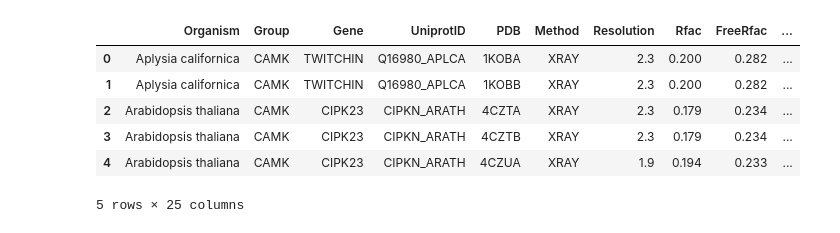
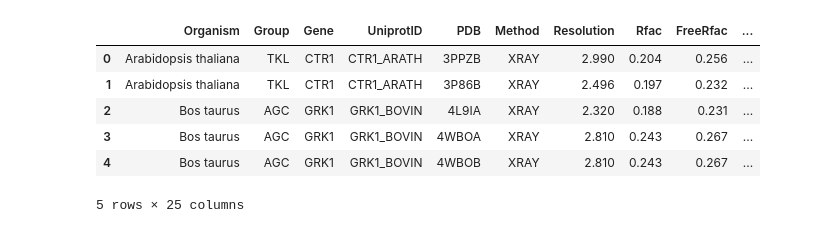
Before and after one commit to KonsKons26/MLtopKin, a Jupyter notebook: notebooks/2_prep_ml_data.ipynb, the cells around one changed output. Drawn from its saved outputs; the diff is of its cells as text; code cells hidden in the pictures.

```diff
--- a/notebooks/2_prep_ml_data.ipynb
+++ b/notebooks/2_prep_ml_data.ipynb
@@ -35,15 +35,16 @@ print(FEATURES_DIR)
 # %%
+# Only the chains selected in the 1_download_clean_pdbs notebook
 df = pd.read_csv(
-    os.path.join(METADATA_DIR, 'kincore.tab'), sep='\t'
+    os.path.join(METADATA_DIR, 'selected_chains.tab'), sep='\t'
 )
 df.head()
 # %% [output]
 |  | Organism | Group | Gene | UniprotID | PDB | Method | Resolution | Rfac | FreeRfac | ... |
-| 0 | Aplysia californica | CAMK | TWITCHIN | Q16980_APLCA | 1KOBA | XRAY | 2.3 | 0.200 | 0.282 | ... |
-| 1 | Aplysia californica | CAMK | TWITCHIN | Q16980_APLCA | 1KOBB | XRAY | 2.3 | 0.200 | 0.282 | ... |
-| 2 | Arabidopsis thaliana | CAMK | CIPK23 | CIPKN_ARATH | 4CZTA | XRAY | 2.3 | 0.179 | 0.234 | ... |
-| 3 | Arabidopsis thaliana | CAMK | CIPK23 | CIPKN_ARATH | 4CZTB | XRAY | 2.3 | 0.179 | 0.234 | ... |
-| 4 | Arabidopsis thaliana | CAMK | CIPK23 | CIPKN_ARATH | 4CZUA | XRAY | 1.9 | 0.194 | 0.233 | ... |
+| 0 | Arabidopsis thaliana | TKL | CTR1 | CTR1_ARATH | 3PPZB | XRAY | 2.990 | 0.204 | 0.256 | ... |
+| 1 | Arabidopsis thaliana | TKL | CTR1 | CTR1_ARATH | 3P86B | XRAY | 2.496 | 0.197 | 0.232 | ... |
+| 2 | Bos taurus | AGC | GRK1 | GRK1_BOVIN | 4L9IA | XRAY | 2.320 | 0.188 | 0.231 | ... |
+| 3 | Bos taurus | AGC | GRK1 | GRK1_BOVIN | 4WBOA | XRAY | 2.810 | 0.243 | 0.267 | ... |
+| 4 | Bos taurus | AGC | GRK1 | GRK1_BOVIN | 4WBOB | XRAY | 2.810 | 0.243 | 0.267 | ... |
 5 rows × 25 columns
 # %%
 # Prepare kinase data list from directory structure
```
Also changed, not shown: parts of 7 cells of this notebook, 22 other files.
